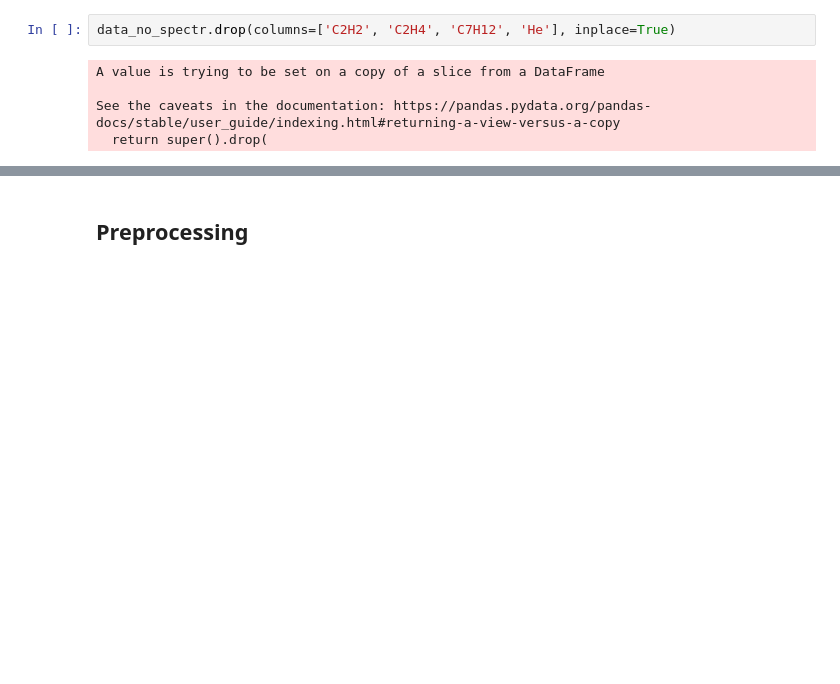
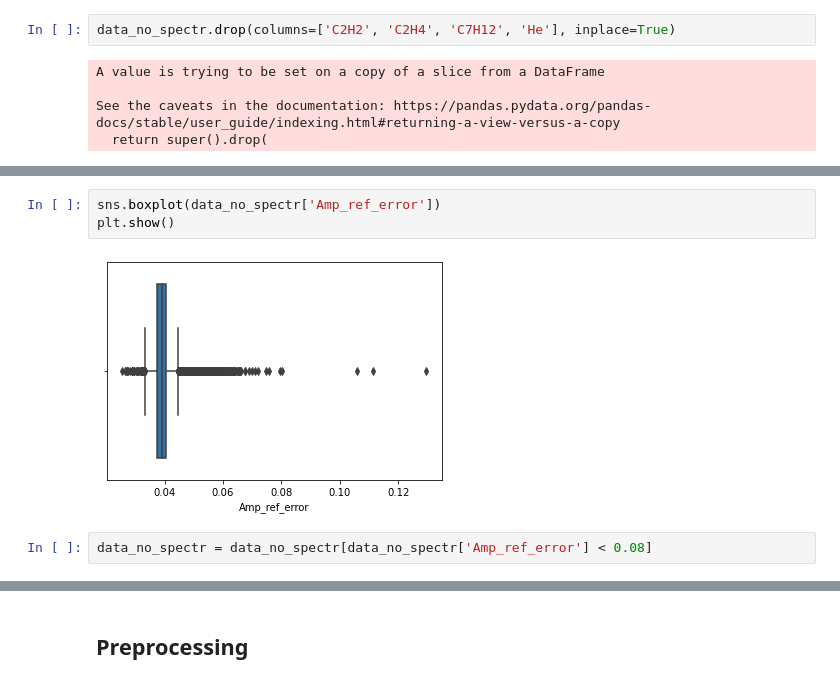
Before and after one commit to Vitaliy1234/fuzzy_project, a Jupyter notebook: Preprocessing.ipynb, the cells around one changed output, grey strips where cells are left out. Cells and saved outputs as stored; diff of their text form; blank space fills up the shorter version.

```diff
--- a/Preprocessing.ipynb
+++ b/Preprocessing.ipynb
@@ -63,0 +105,7 @@ data_no_spectr.head()
+# %%
+sns.boxplot(data_no_spectr['Amp_ref_error'])
+plt.show()
+# %% [output]
+[figure, added]
+# %%
+data_no_spectr = data_no_spectr[data_no_spectr['Amp_ref_error'] < 0.08]
```
Also changed, not shown: parts of 45 cells of this notebook.
